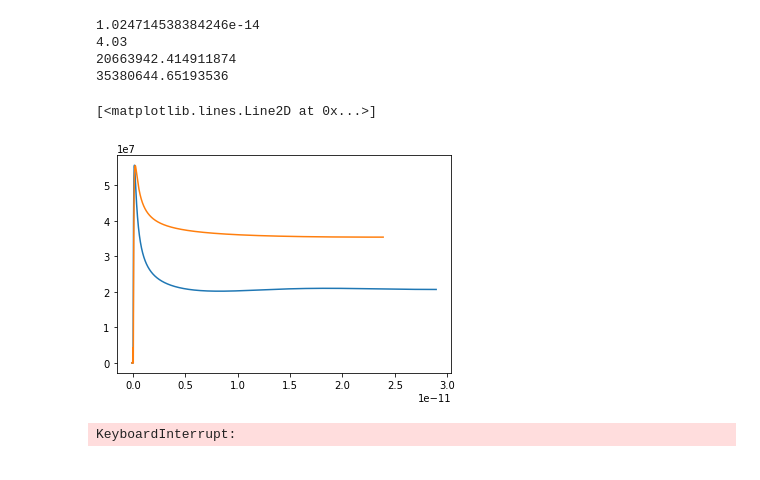
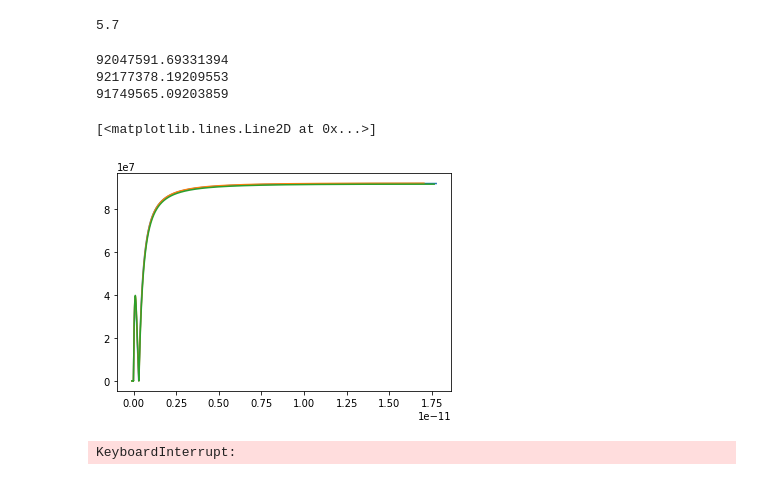
Before and after one commit to spencerjolly/RPLB-acc, a Jupyter notebook: April_2D_test.ipynb, the cells around one changed output. Saved outputs shown, nothing was run; the diff lists cells and outputs as text; code cells hidden in the pictures.

```diff
--- a/April_2D_test.ipynb
+++ b/April_2D_test.ipynb
@@ -18,9 +19,10 @@ omega_0 = 2*np.pi*c/lambda_0
 s = 57.5
 tau_FWHM = np.sqrt(2)*s*np.sqrt(2**(2/(s+1))-1)/omega_0
 tau_0 = s*np.sqrt(np.exp(2/(s+1))-1)/omega_0
-print(tau_0)
+# print(tau_0)
 
-half_angle = 0.18*np.pi/4
+NA = 0.1
+half_angle = np.arcsin(NA)
 a = 2/(np.sin(half_angle)*np.tan(half_angle)*2*np.pi/lambda_0)  # set confocal parameter
 w_0 = 2/(np.tan(half_angle)*2*np.pi/lambda_0)  # set beam waist
 print('{0:.3g}'.format(1e6*w_0))
@@ -35,21 +37,25 @@ beta_0 = 0.0
 
 t, z, r, v_z, v_r, KE = RPLB_acc_NoSTC_2D(lambda_0, tau_0, w_0, P, Psi_0, 0.0, t_0, z_0, r_0, beta_0)
 #t_g0, z, r, v_z, v_r, KE_g0 = RPLB_acc_g0_2D(lambda_0, tau_0, w_0, P, Psi_0, 0.0, 0.0, t_0, z_0, r_0, beta_0, 1)
-t_April, z, r, v_z, v_r, KE_April = RPLB_acc_NoSTCApril_2D(lambda_0, s, a, P, Psi_0, t_0, z_0, r_0, beta_0)
-
-print(KE[-1])
-print(KE_April[-1])
-
-plt.plot(t, KE)
-#plt.plot(t_g0, KE_g0)
-plt.plot(t_April, KE_April)
+t_April, z, beta, KE_April = RPLB_acc_NoSTCApril(lambda_0, s, a, P, Psi_0, t_0, z_0, beta_0)
+t_April2D, z, r, v_z, v_r, KE_April2D = RPLB_acc_NoSTCApril_2D(lambda_0, s, a, P, Psi_0, t_0, z_0, r_0, beta_0)
 # %% [output]
-1.024714538384246e-14
-4.03
-20663942.414911874
-35380644.65193536
+5.7
-[<matplotlib.lines.Line2D at 0x...>]
-[figure, removed]
+# %%
+print(KE[-1])
+print(KE_April[-1])
+print(KE_April2D[-1])
+
+plt.plot(t, KE)
+#plt.plot(t_g0, KE_g0)
+plt.plot(t_April, KE_April)
+plt.plot(t_April2D, KE_April2D)
+# %% [output]
+92047591.69331394
+92177378.19209553
+91749565.09203859
+[<matplotlib.lines.Line2D at 0x...>]
+[figure, added]
 # %%
 c = 2.9979e8
 lambda_0 = 1800e-9  # central wavelength
```
Also changed, not shown: parts of 4 cells of this notebook, 2 other files.
